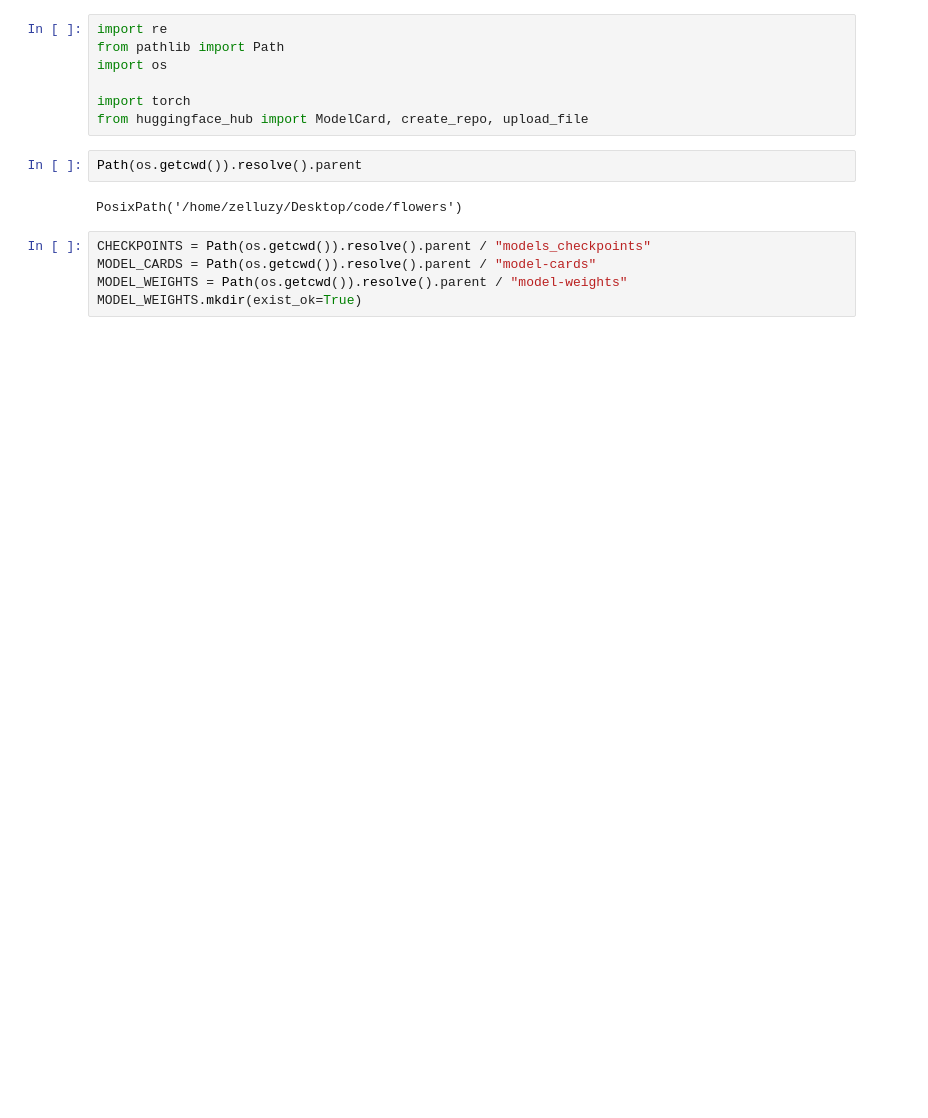
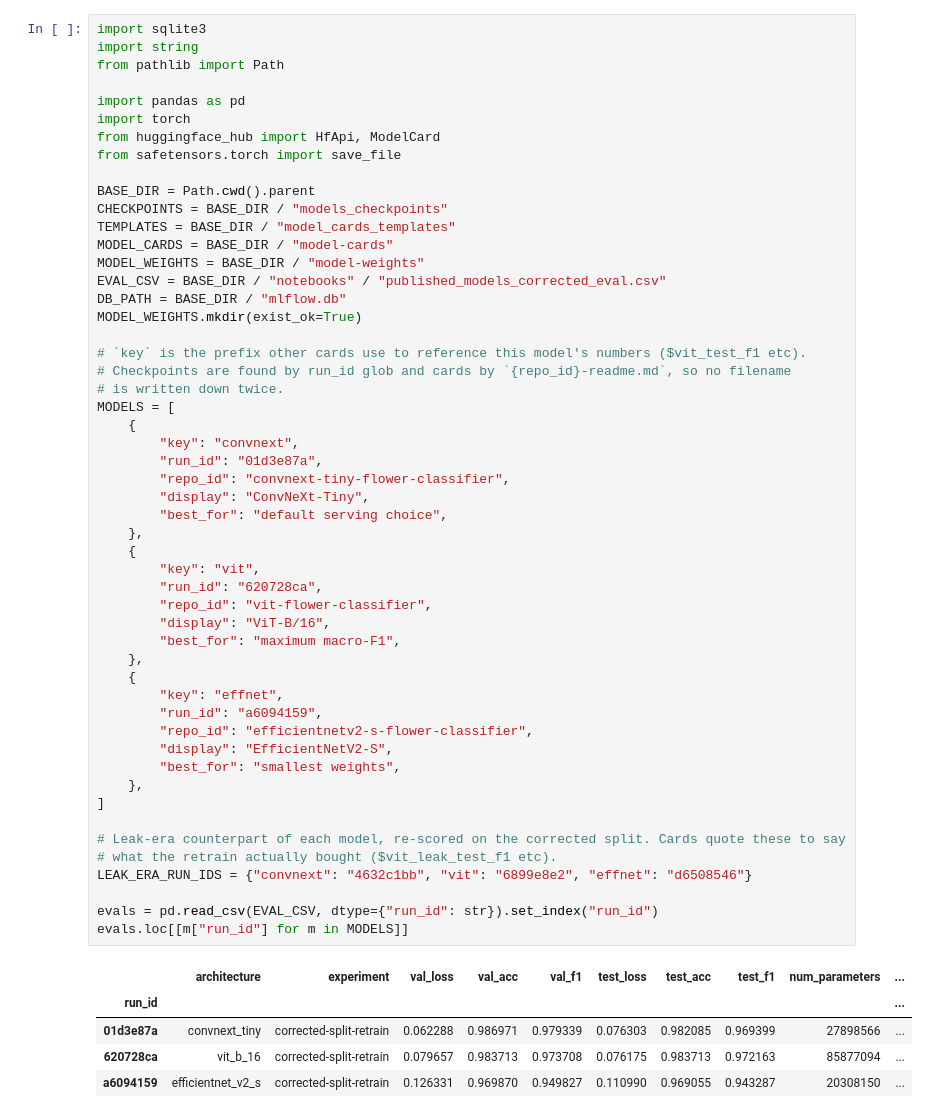
Before and after one commit to ben-gid/flowers, a Jupyter notebook: notebooks/publish_to_hf.ipynb, the cells around one changed output. Saved outputs shown, nothing was run; the diff lists cells and outputs as text; blank space fills up the shorter version.

```diff
--- a/notebooks/publish_to_hf.ipynb
+++ b/notebooks/publish_to_hf.ipynb
@@ -4,16 +11,58 @@ card from model-cards/, and push weights + card to HF Hub.
 # %%
-import re
+import sqlite3
+import string
 from pathlib import Path
-import os
 
+import pandas as pd
 import torch
-from huggingface_hub import ModelCard, create_repo, upload_file
+from huggingface_hub import HfApi, ModelCard
+from safetensors.torch import save_file
+
+BASE_DIR = Path.cwd().parent
+CHECKPOINTS = BASE_DIR / "models_checkpoints"
+TEMPLATES = BASE_DIR / "model_cards_templates"
+MODEL_CARDS = BASE_DIR / "model-cards"
+MODEL_WEIGHTS = BASE_DIR / "model-weights"
+EVAL_CSV = BASE_DIR / "notebooks" / "published_models_corrected_eval.csv"
+DB_PATH = BASE_DIR / "mlflow.db"
+MODEL_WEIGHTS.mkdir(exist_ok=True)
+
+# `key` is the prefix other cards use to reference this model's numbers ($vit_test_f1 etc).
+# Checkpoints are found by run_id glob and cards by `{repo_id}-readme.md`, so no filename
+# is written down twice.
+MODELS = [
+    {
+        "key": "convnext",
+        "run_id": "01d3e87a",
+        "repo_id": "convnext-tiny-flower-classifier",
+        "display": "ConvNeXt-Tiny",
+        "best_for": "default serving choice",
+    },
+    {
+        "key": "vit",
+        "run_id": "620728ca",
+        "repo_id": "vit-flower-classifier",
+        "display": "ViT-B/16",
+        "best_for": "maximum macro-F1",
+    },
+    {
+        "key": "effnet",
+        "run_id": "a6094159",
+        "repo_id": "efficientnetv2-s-flower-classifier",
+        "display": "EfficientNetV2-S",
+        "best_for": "smallest weights",
+    },
+]
+
+# Leak-era counterpart of each model, re-scored on the corrected split. Cards quote these to say
+# what the retrain actually bought ($vit_leak_test_f1 etc).
+LEAK_ERA_RUN_IDS = {"convnext": "4632c1bb", "vit": "6899e8e2", "effnet": "d6508546"}
+
+evals = pd.read_csv(EVAL_CSV, dtype={"run_id": str}).set_index("run_id")
+evals.loc[[m["run_id"] for m in MODELS]]
+# %% [output]
+|  | architecture | experiment | val_loss | val_acc | val_f1 | test_loss | test_acc | test_f1 | num_parameters | ... |
+| run_id |  |  |  |  |  |  |  |  |  | ... |
+| 01d3e87a | convnext_tiny | corrected-split-retrain | 0.062288 | 0.986971 | 0.979339 | 0.076303 | 0.982085 | 0.969399 | 27898566 | ... |
+| 620728ca | vit_b_16 | corrected-split-retrain | 0.079657 | 0.983713 | 0.973708 | 0.076175 | 0.983713 | 0.972163 | 85877094 | ... |
+| a6094159 | efficientnet_v2_s | corrected-split-retrain | 0.126331 | 0.969870 | 0.949827 | 0.110990 | 0.969055 | 0.943287 | 20308150 | ... |
-# %%
-Path(os.getcwd()).resolve().parent
-# %% [output]
-PosixPath('/home/zelluzy/Desktop/code/flowers')
-# %%
-CHECKPOINTS = Path(os.getcwd()).resolve().parent / "models_checkpoints"
-MODEL_CARDS = Path(os.getcwd()).resolve().parent / "model-cards"
-MODEL_WEIGHTS = Path(os.getcwd()).resolve().parent / "model-weights"
-MODEL_WEIGHTS.mkdir(exist_ok=True)
```
Also changed, not shown: parts of 11 cells of this notebook, 13 other files.
